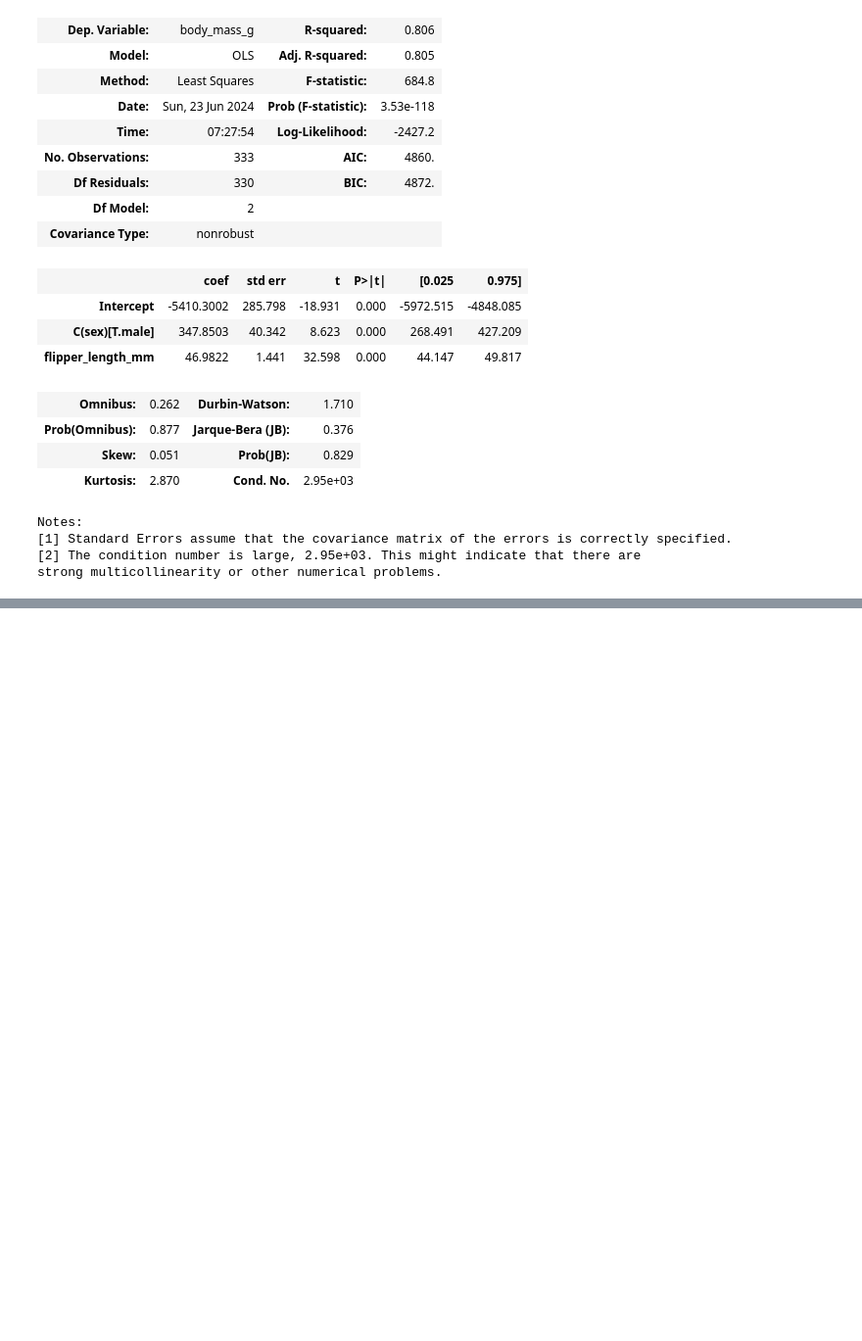
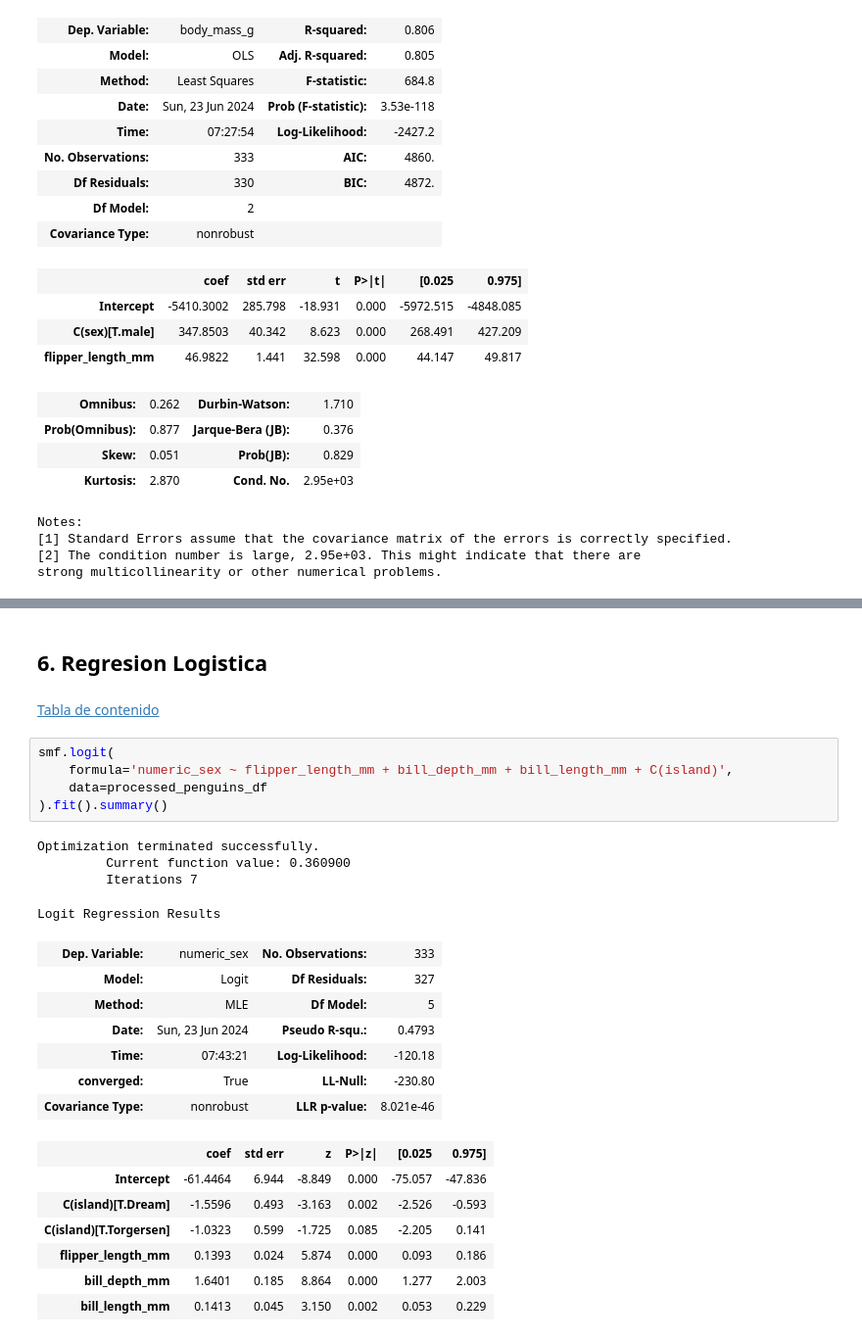
Before and after one commit to FernandoUrruchurtu/DatosPythonPlatzi, a Jupyter notebook: analisis-exploratorio-datos/notebook-eda-bivariate.ipynb, the cells around one changed output, grey strips where cells are left out. Shown at 98% size. Drawn from its saved outputs; the diff is of its cells as text; blank space fills up the shorter version.

Commit message:
added logistic regression

```diff
--- a/analisis-exploratorio-datos/notebook-eda-bivariate.ipynb
+++ b/analisis-exploratorio-datos/notebook-eda-bivariate.ipynb
@@ -438,0 +497,30 @@ strong multicollinearity or other numerical problems.
+# %% [markdown]
+<a id ="logisticregression"></a>
+
+## 6. Regresion Logistica
+# %% [markdown]
+[Tabla de contenido](#table-of-content)
+# %%
+smf.logit(
+    formula='numeric_sex ~ flipper_length_mm + bill_depth_mm + bill_length_mm + C(island)',
+    data=processed_penguins_df
+).fit().summary()
+# %% [output]
+Optimization terminated successfully.
+         Current function value: 0.360900
+         Iterations 7
+Logit Regression Results
+| Dep. Variable: | numeric_sex | No. Observations: | 333 |
+| Model: | Logit | Df Residuals: | 327 |
+| Method: | MLE | Df Model: | 5 |
+| Date: | Sun, 23 Jun 2024 | Pseudo R-squ.: | 0.4793 |
+| Time: | 07:43:21 | Log-Likelihood: | -120.18 |
+| converged: | True | LL-Null: | -230.80 |
+| Covariance Type: | nonrobust | LLR p-value: | 8.021e-46 |
+|  | coef | std err | z | P>|z| | [0.025 | 0.975] |
+| Intercept | -61.4464 | 6.944 | -8.849 | 0.000 | -75.057 | -47.836 |
+| C(island)[T.Dream] | -1.5596 | 0.493 | -3.163 | 0.002 | -2.526 | -0.593 |
+| C(island)[T.Torgersen] | -1.0323 | 0.599 | -1.725 | 0.085 | -2.205 | 0.141 |
+| flipper_length_mm | 0.1393 | 0.024 | 5.874 | 0.000 | 0.093 | 0.186 |
+| bill_depth_mm | 1.6401 | 0.185 | 8.864 | 0.000 | 1.277 | 2.003 |
+| bill_length_mm | 0.1413 | 0.045 | 3.150 | 0.002 | 0.053 | 0.229 |
```
Also changed, not shown: parts of 27 cells of this notebook, 1 other file.
